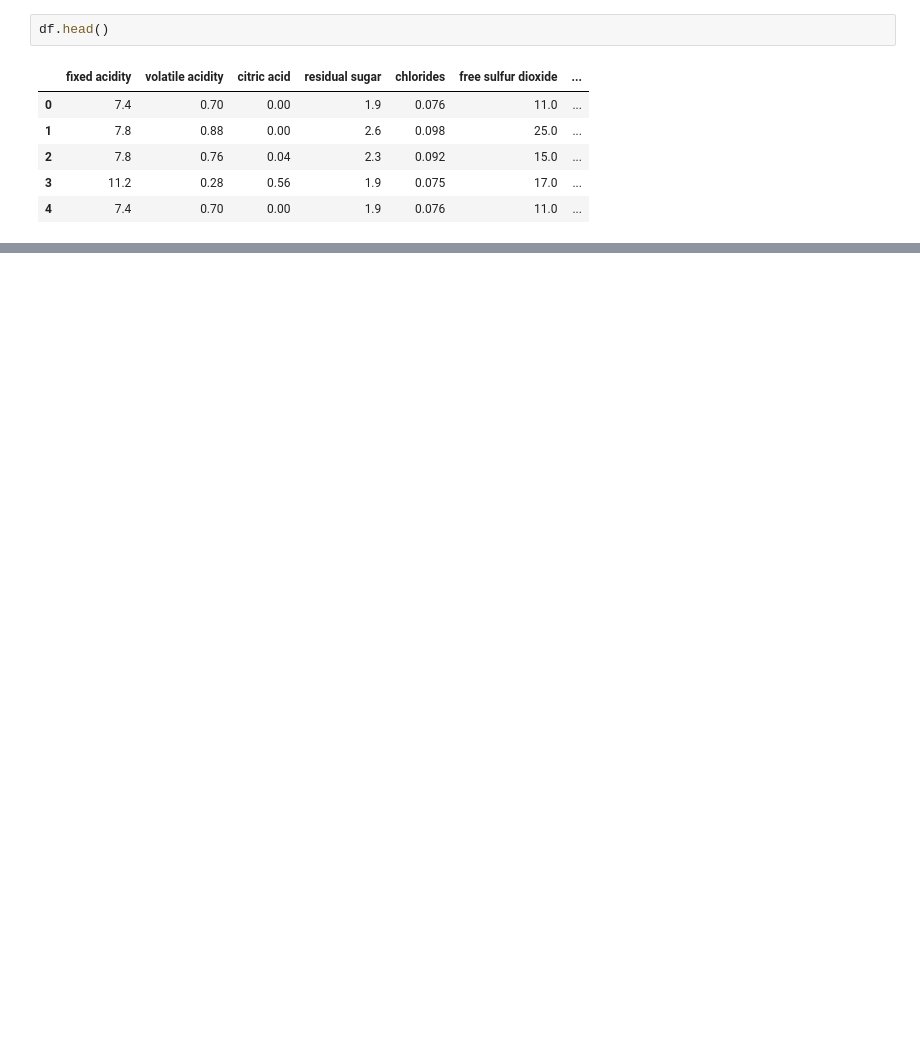
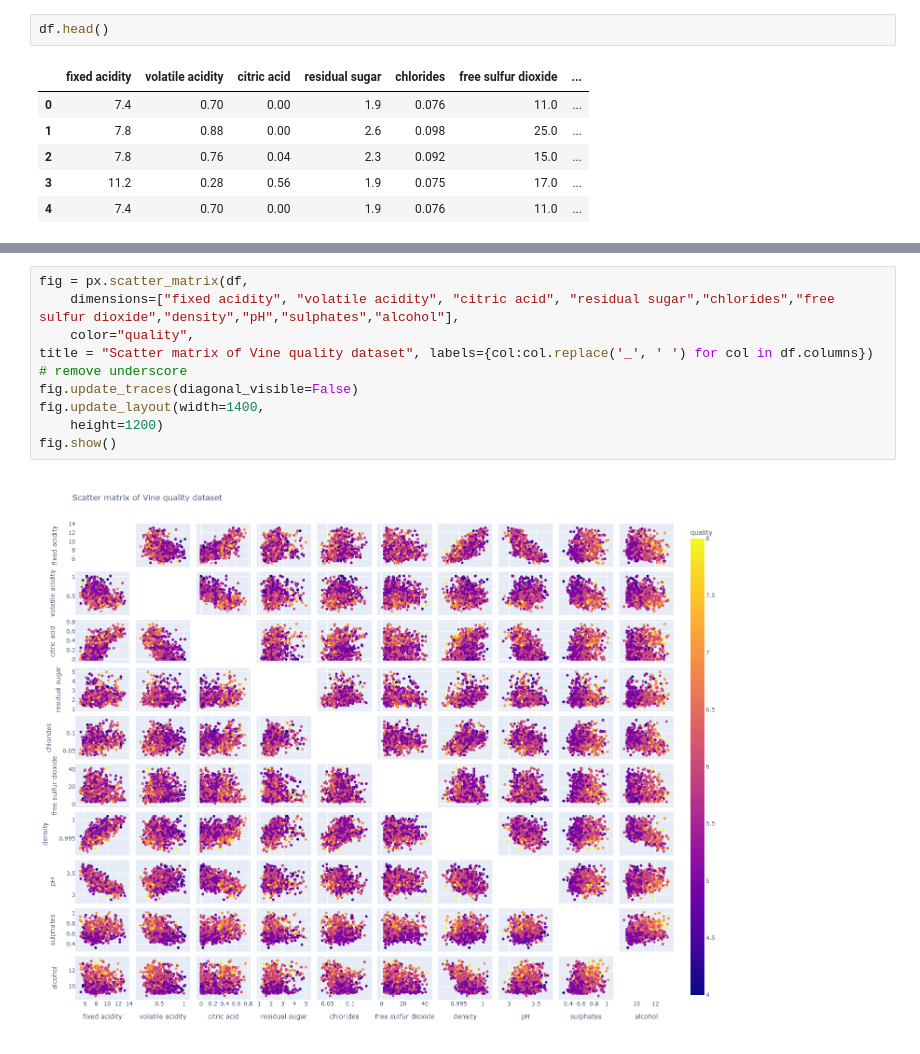
Before and after one commit to TheBlaze1/DataScience, a Jupyter notebook: WineQualityAnalysis.ipynb, the cells around one changed output, grey strips where cells are left out. Drawn from its saved outputs; the diff is of its cells as text; blank space fills up the shorter version.

```diff
--- a/WineQualityAnalysis.ipynb
+++ b/WineQualityAnalysis.ipynb
@@ -41,0 +65,11 @@ fig.show()
+# %%
+fig = px.scatter_matrix(df,
+    dimensions=["fixed acidity", "volatile acidity", "citric acid", "residual sugar","chlorides","free sulfur dioxide","density","pH","sulphates","alcohol"],
+    color="quality",
+title = "Scatter matrix of Vine quality dataset", labels={col:col.replace('_', ' ') for col in df.columns}) # remove underscore
+fig.update_traces(diagonal_visible=False)
+fig.update_layout(width=1400,
+    height=1200)
+fig.show()
+# %% [output]
+[figure, added]
```
Also changed, not shown: parts of 23 cells of this notebook.
